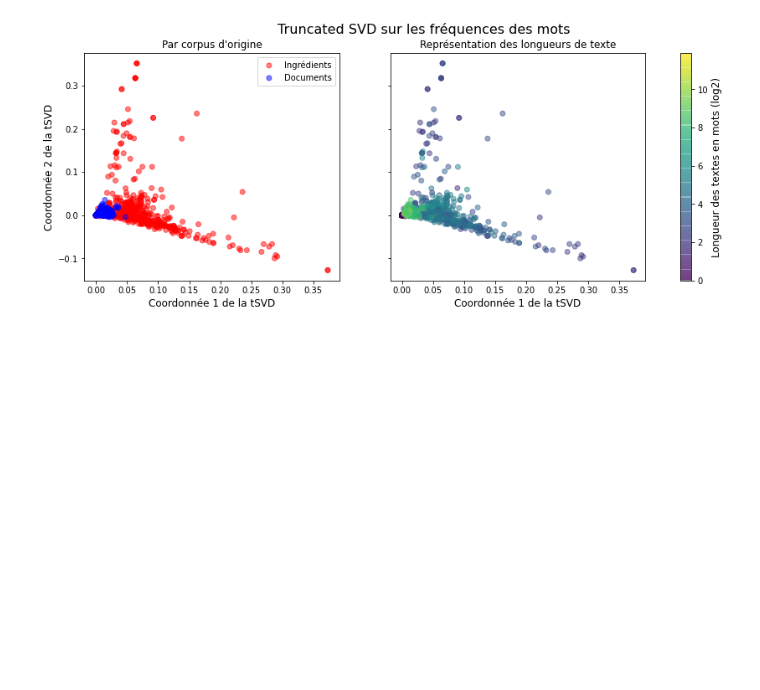
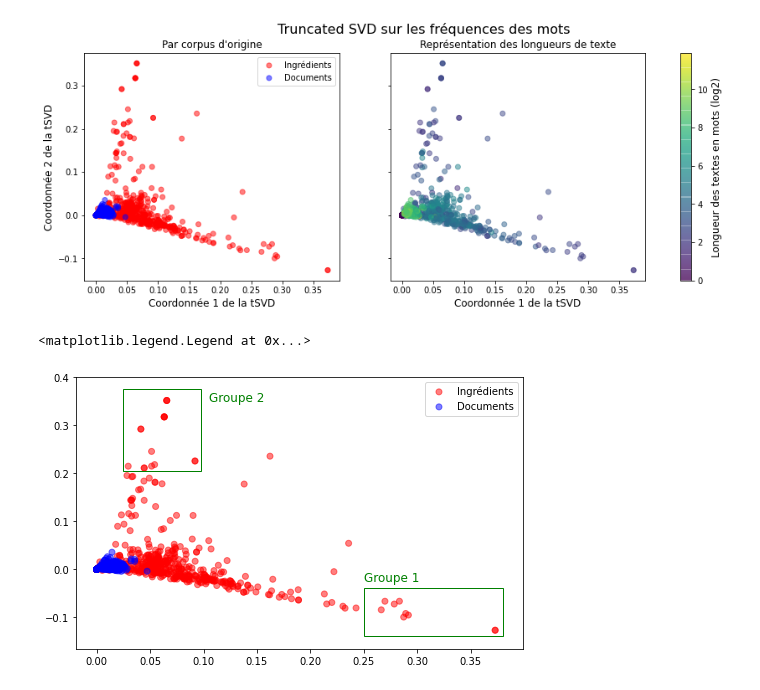
Before and after one commit to UltraDiuve/PIM-Recognizer, a Jupyter notebook: report/notebooks/Text_analysis.ipynb, the cells around one changed output. Drawn from its saved outputs; the diff is of its cells as text; code cells hidden in the pictures; blank space fills up the shorter version.

```diff
--- a/report/notebooks/Text_analysis.ipynb
+++ b/report/notebooks/Text_analysis.ipynb
@@ -734,3 +734,20 @@ ax[1].set_title("Représentation des longueurs de texte", fontsize=12)
 # fig.savefig(Path('..') / 'img' / 'tSVD_freq.png', bbox_inches='tight')
 # %% [output]
 [figure]
+# %%
+fig, ax = plt.subplots(figsize=(8, 5))
+handles = []
+handles.append(ax.scatter(x=projected[:500, 0], y=projected[:500, 1], c=['red']*500, alpha=0.5))
+handles.append(ax.scatter(x=projected[500:, 0], y=projected[500:, 1], c=['blue']*500, alpha=0.5))
+ax.add_patch(mpatch.Rectangle((0.25, -0.14), 0.13, 0.1, fill=False, color='green'))
+ax.add_patch(mpatch.Rectangle((0.025, 0.205), 0.073, 0.17, fill=False, color='green'))
+ax.annotate('Groupe 1', (0.25, -0.025), fontsize=12, color='green')
+ax.annotate('Groupe 2', (0.105, 0.35), fontsize=12, color='green')
+ax.legend(handles, ['Ingrédients', 'Documents'])
+ax.set_ylabel("Coordonnée 2 de la tSVD", fontsize=12)
+ax.set_xlabel("Coordonnée 1 de la tSVD", fontsize=12)
+ax.set_title("Par corpus d'origine", fontsize=12)
+# axs[0].add_patch(mpatch.Rectangle((-100, -150), 1000, 20000, fill=False, color='red'))
+# %% [output]
+<matplotlib.legend.Legend at 0x...>
+[figure, added]
```
Also changed, not shown: parts of 5 cells of this notebook, 2 other files.
